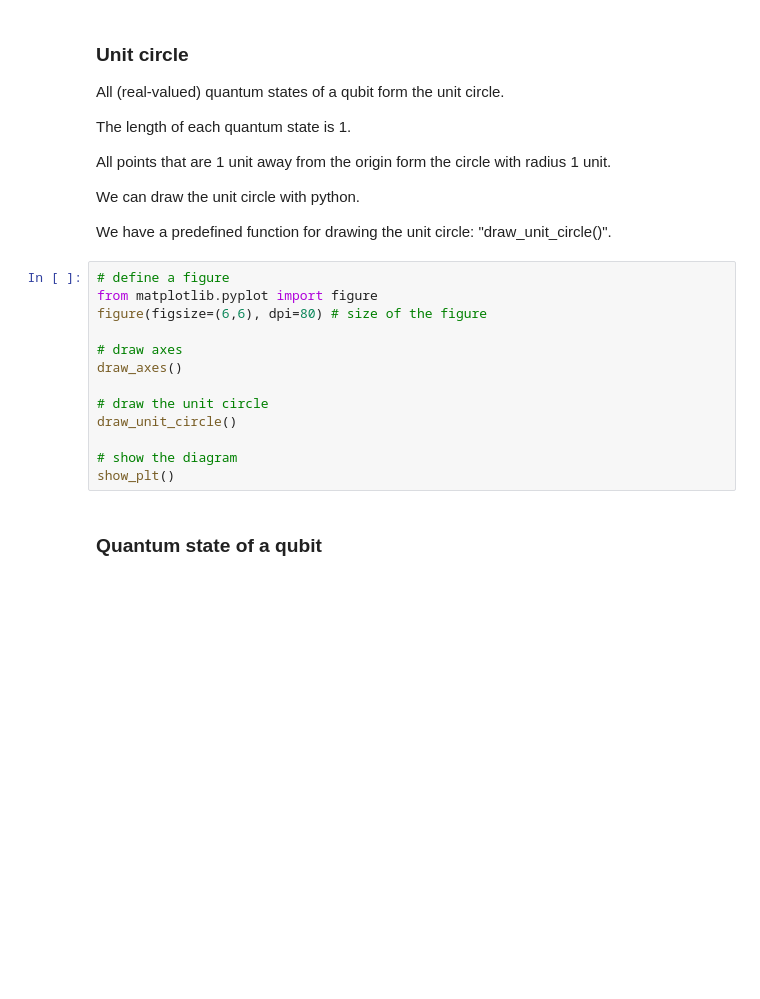
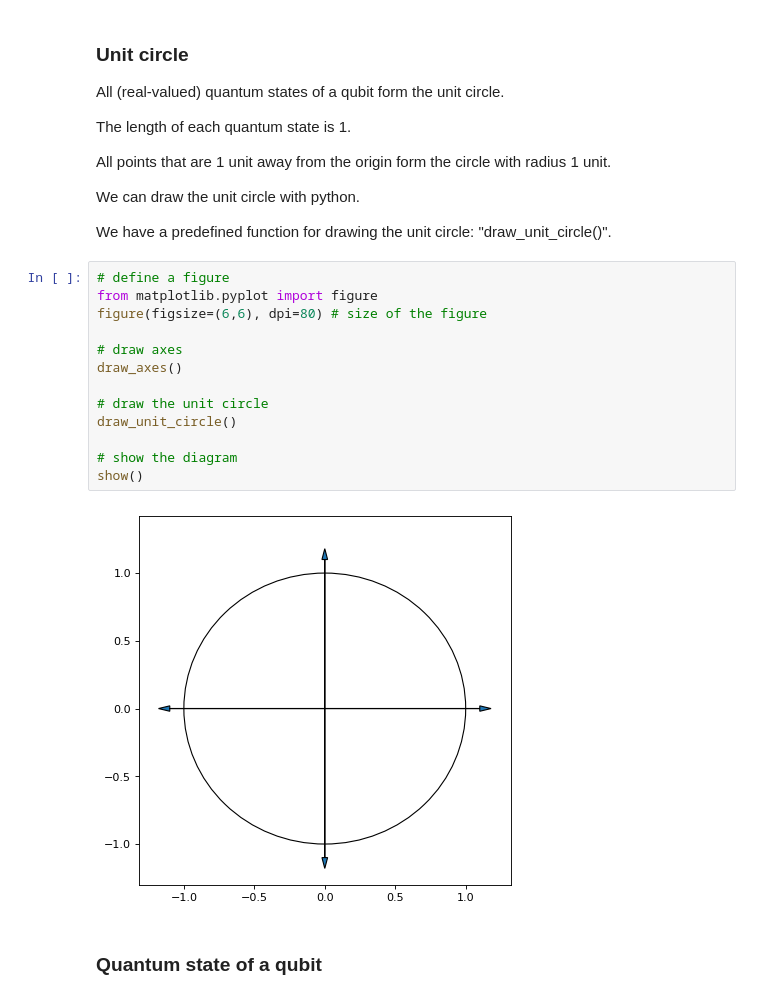
Before and after one commit to ayan42not/quantum-programing, a Jupyter notebook: quantum-with-qiskit/Q32_Visualization_of_a_Qubit.ipynb, the cells around one changed output. Cells and saved outputs as stored; diff of their text form; blank space fills up the shorter version.

```diff
--- a/quantum-with-qiskit/Q32_Visualization_of_a_Qubit.ipynb
+++ b/quantum-with-qiskit/Q32_Visualization_of_a_Qubit.ipynb
@@ -206,16 +184,18 @@ We have a predefined function for drawing the unit circle: "draw_unit_circle()".
 # %%
 # define a figure
 from matplotlib.pyplot import figure
 figure(figsize=(6,6), dpi=80) # size of the figure
 
 # draw axes
 draw_axes()
 
 # draw the unit circle
 draw_unit_circle()
 
 # show the diagram
-show_plt()
+show()
+# %% [output]
+[figure, added]
 # %% [markdown]
 <h3>Quantum state of a qubit</h3>
 # %% [markdown]
```
Also changed, not shown: parts of 6 cells of this notebook.
